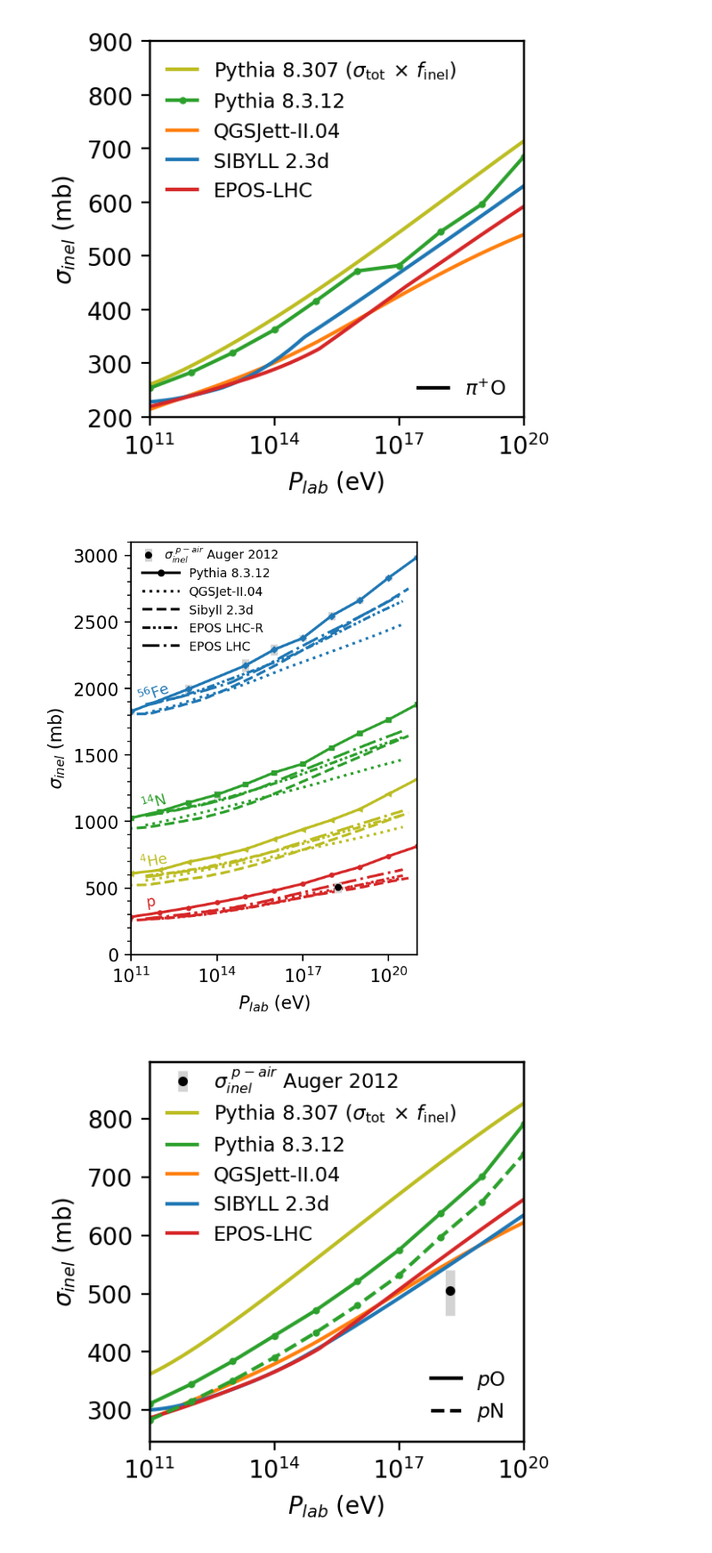
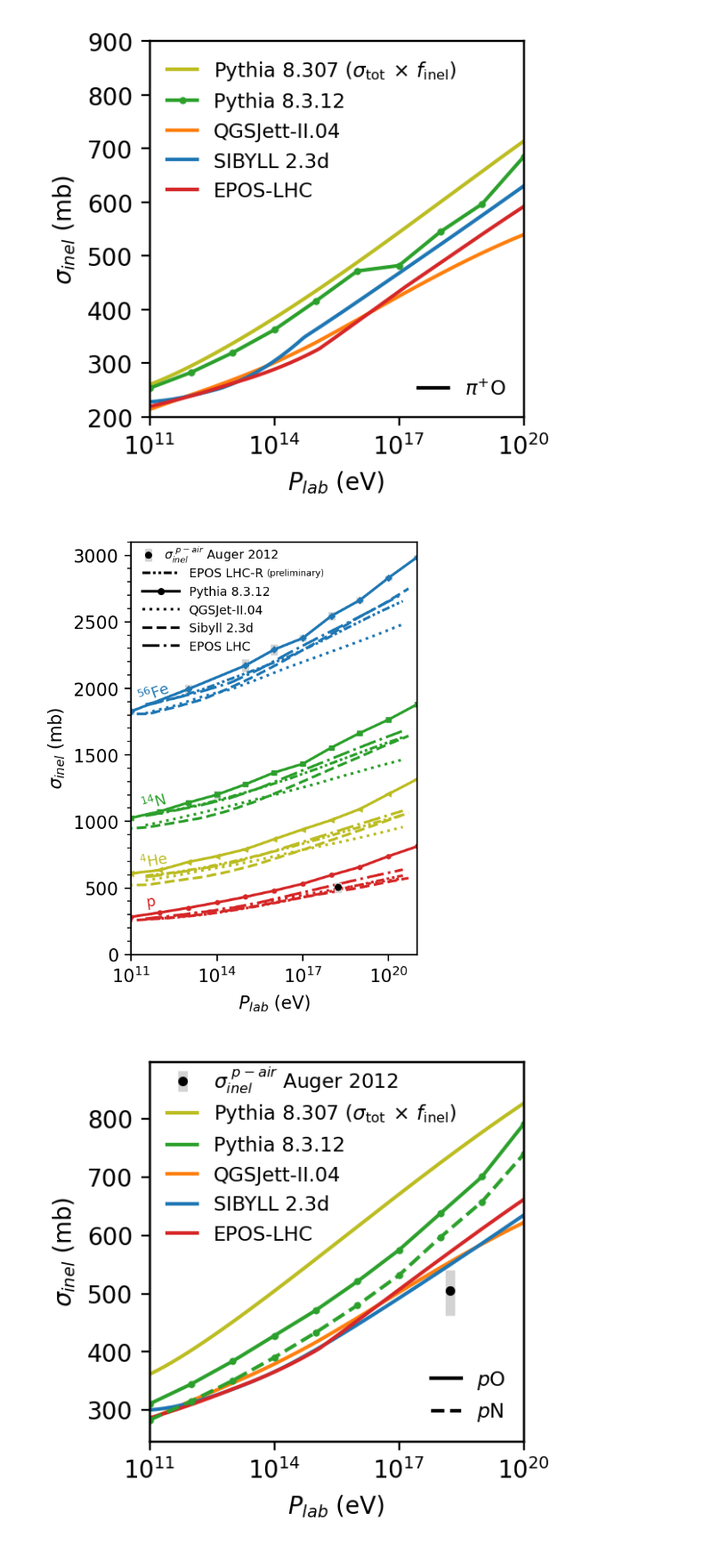
Before and after one commit to gaudu/pythia8312, a Jupyter notebook: examples/pythia8312_xsec_plotting.ipynb, the cells around one changed output. Shown at 89% size. Cells and saved outputs as stored; diff of their text form; code cells hidden in the pictures.

Commit message:
add preliminary to EPOS LHC-R

```diff
--- a/examples/pythia8312_xsec_plotting.ipynb
+++ b/examples/pythia8312_xsec_plotting.ipynb
@@ -423,35 +423,37 @@ ax.plot(xs_p_N_eposlhc[0]*1e9, xs_p_N_eposlhc[1], "-.", color="tab:red")
 ax.plot(xs_p_N_eposlhcr[0]*1e9, xs_p_N_eposlhcr[1], linestyle=((0, (3, 1, 1, 1, 1, 1))), color="tab:red")
 ax.plot(xs_p_N_qgsjetII04[0]*1e9, xs_p_N_qgsjetII04[1], ':', color="tab:red")
 #ax.plot([None], [None], ls='-', color="tab:red", label="p")
 ax.text(10 ** 11.7, 360, "p", fontsize="small", ha='center', color='tab:red', rotation=8)
 
+
+ax.plot([None], [None], linestyle=(0, (3, 1, 1, 1, 1, 1)), color="black", label="EPOS LHC-R")
+ax.text(10 ** 15.75, 2900, '(preliminary)', fontsize=5, verticalalignment='top', horizontalalignment='left')
 ax.plot([None], [None], ".-", color="black", label="Pythia 8.3.12")
 ax.plot([None], [None], ":", color="black", label="QGSJet-II.04")
 ax.plot([None], [None], "--", color="black", label="Sibyll 2.3d")
-ax.plot([None], [None], linestyle=(0, (3, 1, 1, 1, 1, 1)), color="black", label="EPOS LHC-R")
 ax.plot([None], [None], "-.", color="black", label="EPOS LHC")
 
 #ax.text(10 ** 20, 200, "X $^{14}$N", fontsize="small", ha='center', color='black')
 ax.legend(loc='upper left', bbox_to_anchor=(0, 0.965), fontsize="x-small", frameon=False, handlelength=3)
 
 #ax.grid(visible=True, which='major', axis='y', alpha=0.3)
 ax.set_yticks([0, 500, 1000, 1500, 2000, 2500, 3000])
 ax.set_yticks(range(0, 3200, 100), minor=True)
 ax.yaxis.set_ticks_position('both')
 ax.tick_params(axis='y', which='both', labelright=False)
 
 #ax.tick_params(axis='both', which='major', width=0.5, labelsize=7)
 
 ax2 = ax.twinx()
 ax2.set_ylim(ax.get_ylim())
 ax2.get_yaxis().set_visible(False)
 ax2.errorbar(10**18.24, 505, yerr=[[pair_total_error_neg], [pair_total_error_pos]], c='black', fmt='o', ms=3, ecolor='lightgrey', elinewidth=4, label="$\sigma^{\\ p-air}_{inel}$ Auger 2012")
 ax2.legend(loc='upper left', bbox_to_anchor=(0, 1.02), fontsize="x-small", frameon=False, handlelength=1)
 
 fig.tight_layout()
 fig.savefig("xs_inel_XN.png", dpi=400)
 # %% [output]
-[figure, old version]
+[figure, new version]
 # %%
 fig, ax = plt.subplots(figsize=(3.2,3), dpi=200)
 ax.set(xlim=(1e11,1e20))
```
